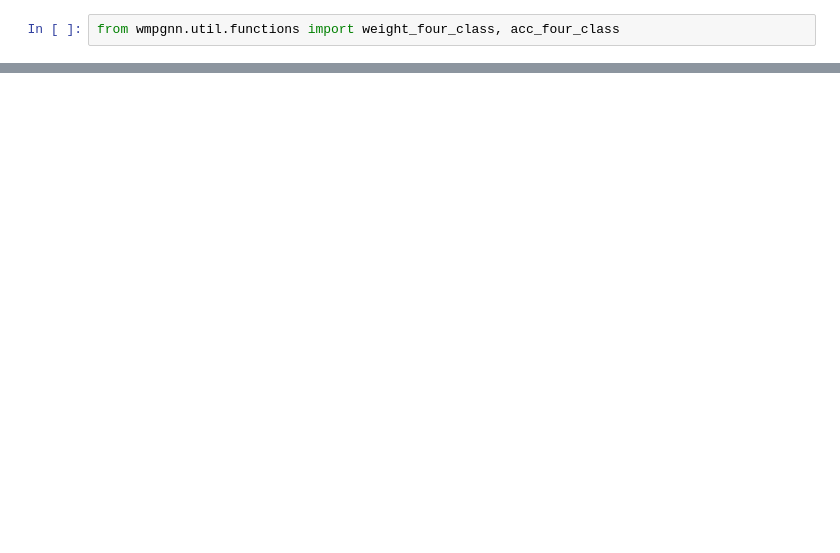
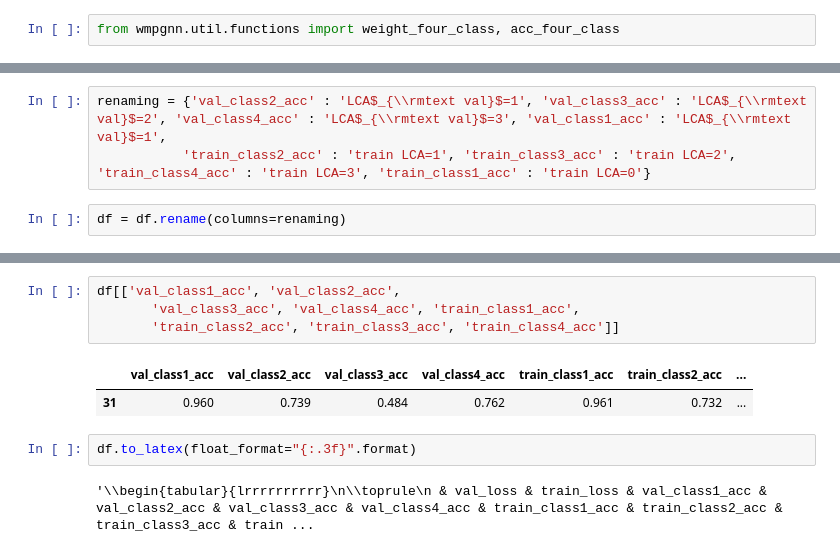
Before and after one commit to willsutcliffe/scalable_mtl_hgnn, a Jupyter notebook: Train.ipynb, the cells around one changed output, grey strips where cells are left out. Drawn from its saved outputs; the diff is of its cells as text; blank space fills up the shorter version.

```diff
--- a/Train.ipynb
+++ b/Train.ipynb
@@ -352,0 +1102,5 @@ torch.save(myModel.state_dict(), 'model_6block_32epochs_with_node_edge_weights.p
+# %%
+renaming = {'val_class2_acc' : 'LCA$_{\\rmtext val}$=1', 'val_class3_acc' : 'LCA$_{\\rmtext val}$=2', 'val_class4_acc' : 'LCA$_{\\rmtext val}$=3', 'val_class1_acc' : 'LCA$_{\\rmtext val}$=1',
+           'train_class2_acc' : 'train LCA=1', 'train_class3_acc' : 'train LCA=2', 'train_class4_acc' : 'train LCA=3', 'train_class1_acc' : 'train LCA=0'}
+# %%
+df = df.rename(columns=renaming)
@@ -352,0 +1128,11 @@ torch.save(myModel.state_dict(), 'model_6block_32epochs_with_node_edge_weights.p
+# %%
+df[['val_class1_acc', 'val_class2_acc',
+       'val_class3_acc', 'val_class4_acc', 'train_class1_acc',
+       'train_class2_acc', 'train_class3_acc', 'train_class4_acc']]
+# %% [output]
+|  | val_class1_acc | val_class2_acc | val_class3_acc | val_class4_acc | train_class1_acc | train_class2_acc | ... |
+| 31 | 0.960 | 0.739 | 0.484 | 0.762 | 0.961 | 0.732 | ... |
+# %%
+df.to_latex(float_format="{:.3f}".format)
+# %% [output]
+'\\begin{tabular}{lrrrrrrrrrr}\n\\toprule\n & val_loss & train_loss & val_class1_acc & val_class2_acc & val_class3_acc & val_class4_acc & train_class1_acc & train_class2_acc & train_class3_acc & train ...
```
Also changed, not shown: parts of 123 cells of this notebook, 21 other files.
